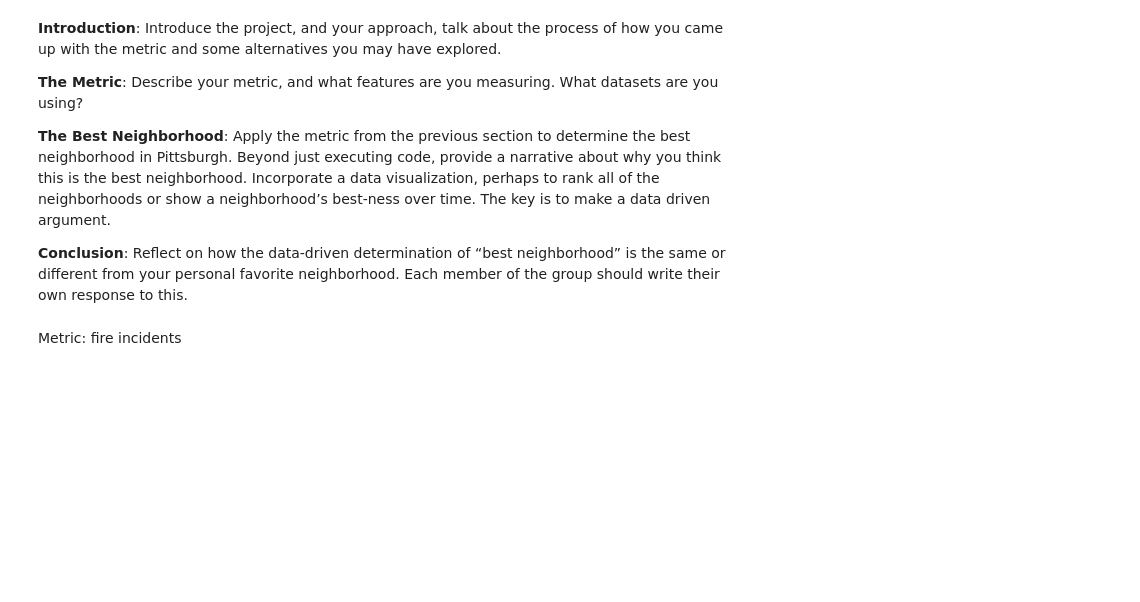
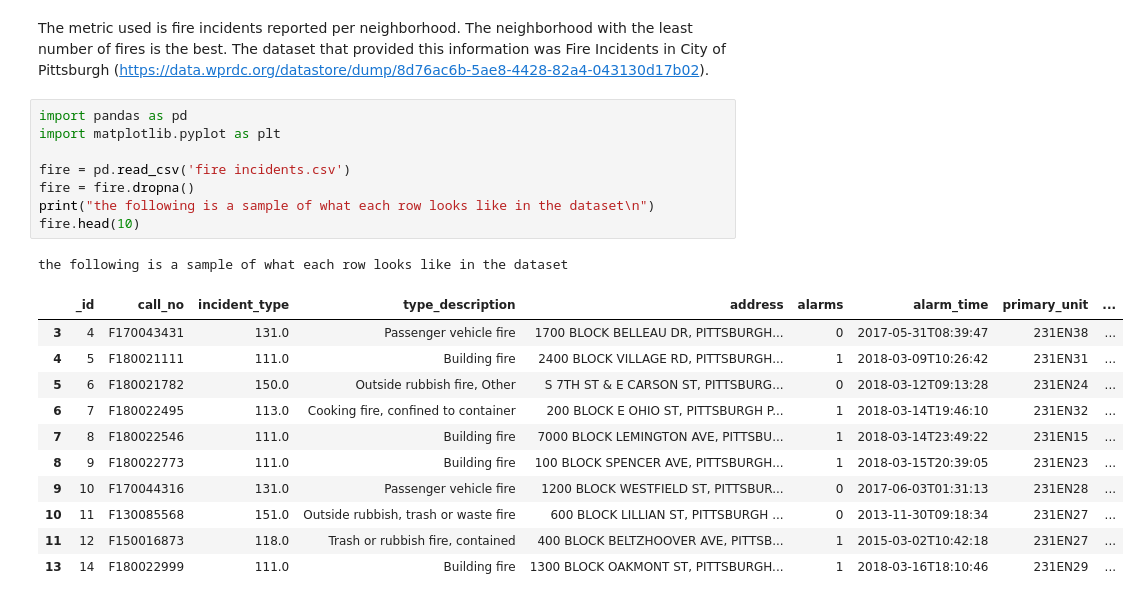
Before and after one commit to jez115/final-project, a Jupyter notebook: Huma.ipynb, the cells around one changed output. Drawn from its saved outputs; the diff is of its cells as text; blank space fills up the shorter version.

```diff
--- a/Huma.ipynb
+++ b/Huma.ipynb
@@ -1,11 +1,24 @@
-# %% [markdown]
-**Introduction**: Introduce the project, and your approach, talk about the process of how you came up with the metric and some alternatives you may have explored.
-
-**The Metric**: Describe your metric, and what features are you measuring. What datasets are you using?
-
-**The Best Neighborhood**: Apply the metric from the previous section to determine the best neighborhood in Pittsburgh. Beyond just executing code, provide a narrative about why you think this is the best neighborhood. Incorporate a data visualization, perhaps to rank all of the neighborhoods or show a neighborhood’s best-ness over time. The key is to make a data driven argument.
-
-**Conclusion**: Reflect on how the data-driven determination of “best neighborhood” is the same or different from your personal favorite neighborhood. Each member of the group should write their own response to this.
 # %% [markdown]
-Metric: fire incidents
+The metric used is fire incidents reported per neighborhood. The neighborhood with the least number of fires is the best. The dataset that provided this information was Fire Incidents in City of Pittsburgh (https://data.wprdc.org/datastore/dump/8d76ac6b-5ae8-4428-82a4-043130d17b02).
+# %%
+import pandas as pd
+import matplotlib.pyplot as plt
+
+fire = pd.read_csv('fire incidents.csv')
+fire = fire.dropna()
+print("the following is a sample of what each row looks like in the dataset\n")
+fire.head(10)
+# %% [output]
+the following is a sample of what each row looks like in the dataset
+|  | _id | call_no | incident_type | type_description | address | alarms | alarm_time | primary_unit | ... |
+| 3 | 4 | F170043431 | 131.0 | Passenger vehicle fire | 1700 BLOCK BELLEAU DR, PITTSBURGH... | 0 | 2017-05-31T08:39:47 | 231EN38 | ... |
+| 4 | 5 | F180021111 | 111.0 | Building fire | 2400 BLOCK VILLAGE RD, PITTSBURGH... | 1 | 2018-03-09T10:26:42 | 231EN31 | ... |
+| 5 | 6 | F180021782 | 150.0 | Outside rubbish fire, Other | S 7TH ST & E CARSON ST, PITTSBURG... | 0 | 2018-03-12T09:13:28 | 231EN24 | ... |
+| 6 | 7 | F180022495 | 113.0 | Cooking fire, confined to container | 200 BLOCK E OHIO ST, PITTSBURGH P... | 1 | 2018-03-14T19:46:10 | 231EN32 | ... |
+| 7 | 8 | F180022546 | 111.0 | Building fire | 7000 BLOCK LEMINGTON AVE, PITTSBU... | 1 | 2018-03-14T23:49:22 | 231EN15 | ... |
+| 8 | 9 | F180022773 | 111.0 | Building fire | 100 BLOCK SPENCER AVE, PITTSBURGH... | 1 | 2018-03-15T20:39:05 | 231EN23 | ... |
+| 9 | 10 | F170044316 | 131.0 | Passenger vehicle fire | 1200 BLOCK WESTFIELD ST, PITTSBUR... | 0 | 2017-06-03T01:31:13 | 231EN28 | ... |
+| 10 | 11 | F130085568 | 151.0 | Outside rubbish, trash or waste fire | 600 BLOCK LILLIAN ST, PITTSBURGH ... | 0 | 2013-11-30T09:18:34 | 231EN27 | ... |
+| 11 | 12 | F150016873 | 118.0 | Trash or rubbish fire, contained | 400 BLOCK BELTZHOOVER AVE, PITTSB... | 1 | 2015-03-02T10:42:18 | 231EN27 | ... |
+| 13 | 14 | F180022999 | 111.0 | Building fire | 1300 BLOCK OAKMONT ST, PITTSBURGH... | 1 | 2018-03-16T18:10:46 | 231EN29 | ... |
 # %%
```
Also changed, not shown: parts of 2 cells of this notebook, 1 other file.
